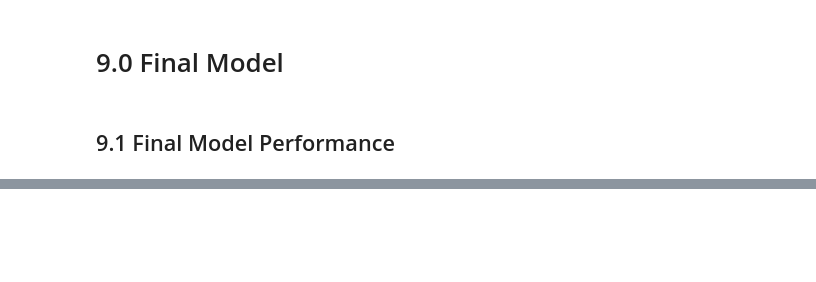
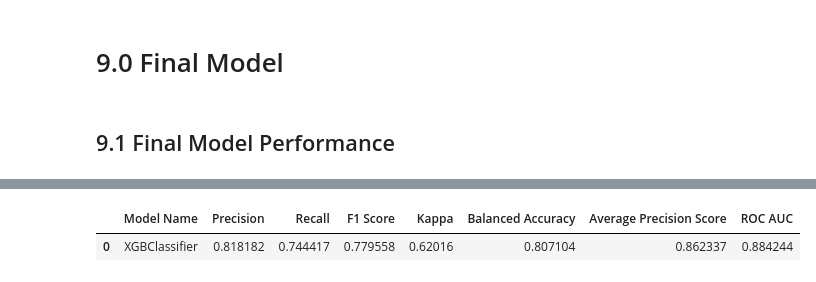
Before and after one commit to FabioCaffarello/Churn-Prediction-TopBank, a Jupyter notebook: 02-Notebooks/ent_to_end_churn_prediction.ipynb, the cells around one changed output, grey strips where cells are left out. Cells and saved outputs as stored; diff of their text form; code cells hidden in the pictures; blank space fills up the shorter version.

```diff
--- a/02-Notebooks/ent_to_end_churn_prediction.ipynb
+++ b/02-Notebooks/ent_to_end_churn_prediction.ipynb
@@ -1467,0 +1567,4 @@ df_compare
+# %%
+# Best estimator
+xgb_r_tuned = xgb_r_random.best_estimator_
+xgb_r_tuned
@@ -1608,0 +1864,17 @@ weighted avg       0.90      0.90      0.90      1347
+# %%
+# Prediction
+yhat_xgb_r_tuned_eval = xgb_r_tuned.predict(X_valid)
+
+# Prediction proba
+yhat_proba_xgb_r_tuned_eval = xgb_r_tuned.predict_proba(X_valid)[:,1]
+yhat_proba_xgb_r_tuned_eval_2 = xgb_r_tuned.predict_proba(X_valid)
+# %%
+# Model Name
+model_name = type(xgb_r_tuned).__name__
+
+# Scores
+final_scores = ml_scores(model_name, y_valid, yhat_xgb_r_tuned_eval, yhat_proba_xgb_r_tuned_eval)
+final_scores.head()
+# %% [output]
+|  | Model Name | Precision | Recall | F1 Score | Kappa | Balanced Accuracy | Average Precision Score | ROC AUC |
+| 0 | XGBClassifier | 0.818182 | 0.744417 | 0.779558 | 0.62016 | 0.807104 | 0.862337 | 0.884244 |
```
Also changed, not shown: parts of 19 cells of this notebook.
